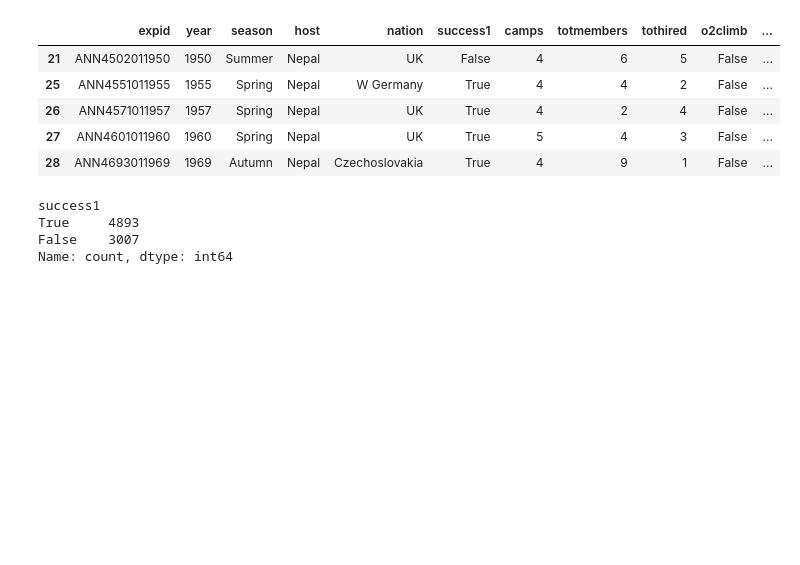
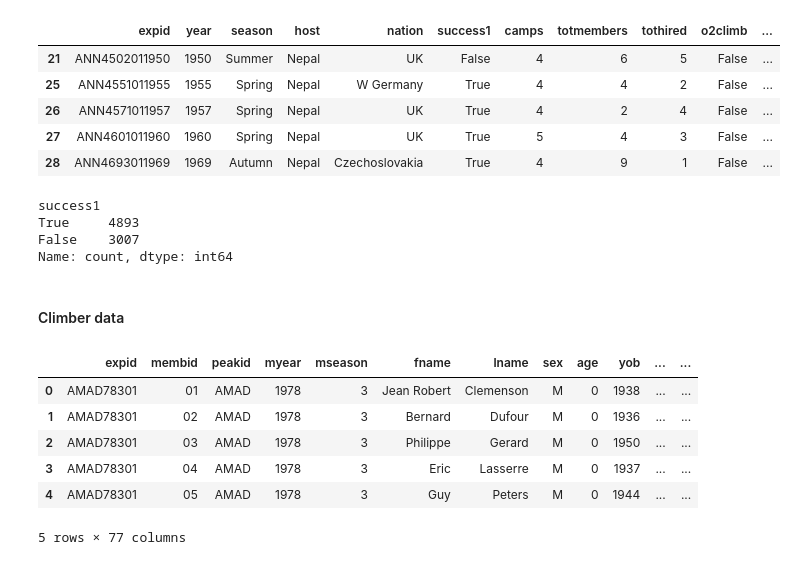
Before and after one commit to bastien-winant/ml-zoomcamp, a Jupyter notebook: midterm/notebook.ipynb, the cells around one changed output. Cells and saved outputs as stored; diff of their text form; code cells hidden in the pictures; blank space fills up the shorter version.

```diff
--- a/midterm/notebook.ipynb
+++ b/midterm/notebook.ipynb
@@ -7,3 +5,23 @@ import numpy as np
 # %% [markdown]
 ## Data preparation
 ### Raw data ingestion
+# %%
+def read_dbf(file_path):
+	# read the raw data and store in a dataframe
+	dbf = DBF(file_path)
+	df = pd.DataFrame(iter(dbf))
+
+	# identify empty strings as missing values
+	df.replace("", np.nan, inplace=True)
+
+	# ensure there are now empty rows or columns
+	df.dropna(how='all', axis=0, inplace=True)
+	df.dropna(how='all', axis=1, inplace=True)
+
+	# remove any duplicates
+	df.drop_duplicates(inplace=True)
+
+	# standardize column names
+	df.columns = map(lambda x: x.lower(), df.columns)
+
+	return df
@@ -165,3 +151,17 @@ success1
 True     4893
 False    3007
 Name: count, dtype: int64
+# %% [markdown]
+#### Climber data
+# %%
+climber_df = read_dbf('data/raw/members.DBF')
+# %%
+climber_df.head()
+# %% [output]
+|  | expid | membid | peakid | myear | mseason | fname | lname | sex | age | yob | ... | ... |
+| 0 | AMAD78301 | 01 | AMAD | 1978 | 3 | Jean Robert | Clemenson | M | 0 | 1938 | ... | ... |
+| 1 | AMAD78301 | 02 | AMAD | 1978 | 3 | Bernard | Dufour | M | 0 | 1936 | ... | ... |
+| 2 | AMAD78301 | 03 | AMAD | 1978 | 3 | Philippe | Gerard | M | 0 | 1950 | ... | ... |
+| 3 | AMAD78301 | 04 | AMAD | 1978 | 3 | Eric | Lasserre | M | 0 | 1937 | ... | ... |
+| 4 | AMAD78301 | 05 | AMAD | 1978 | 3 | Guy | Peters | M | 0 | 1944 | ... | ... |
+5 rows × 77 columns
```
Also changed, not shown: parts of 30 cells of this notebook.
